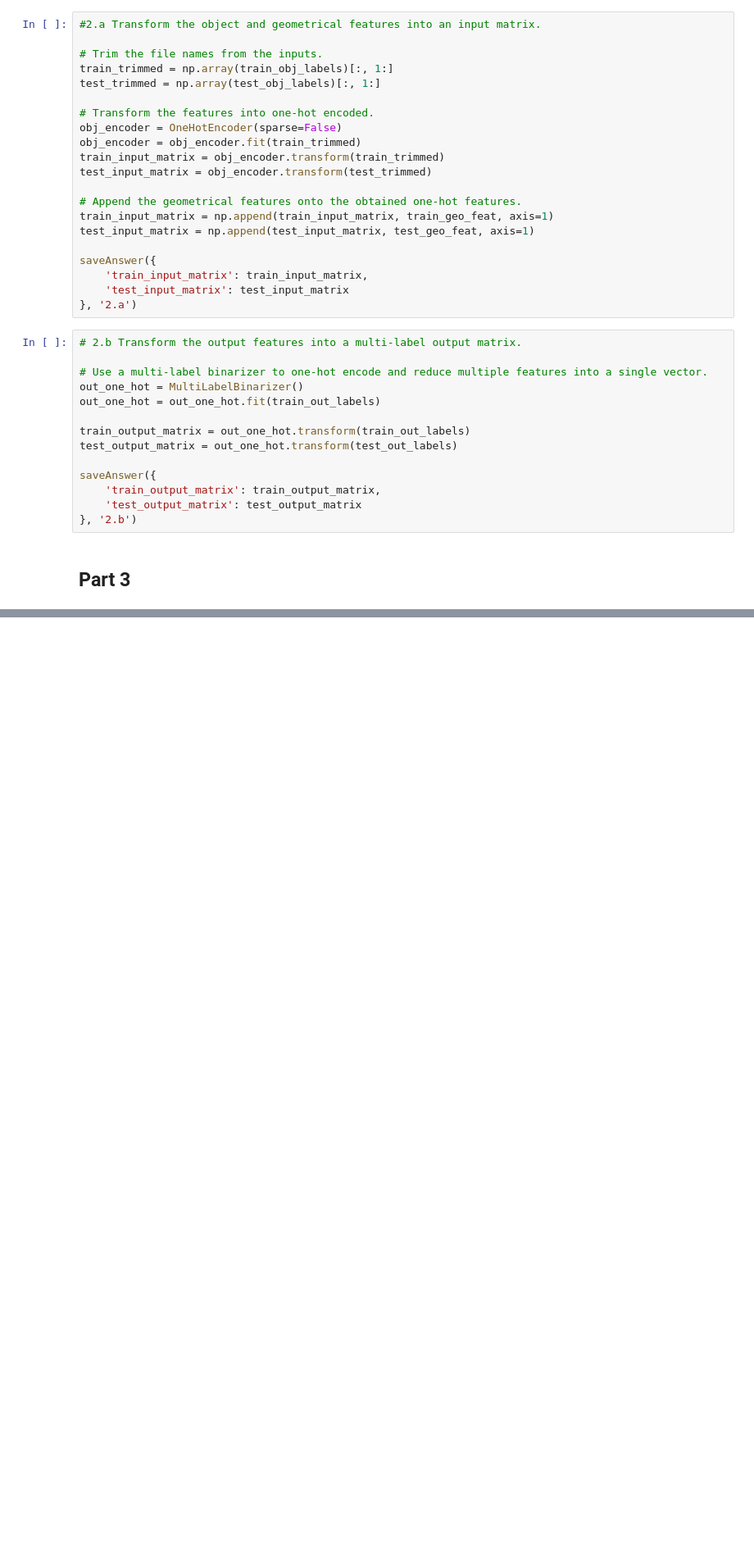
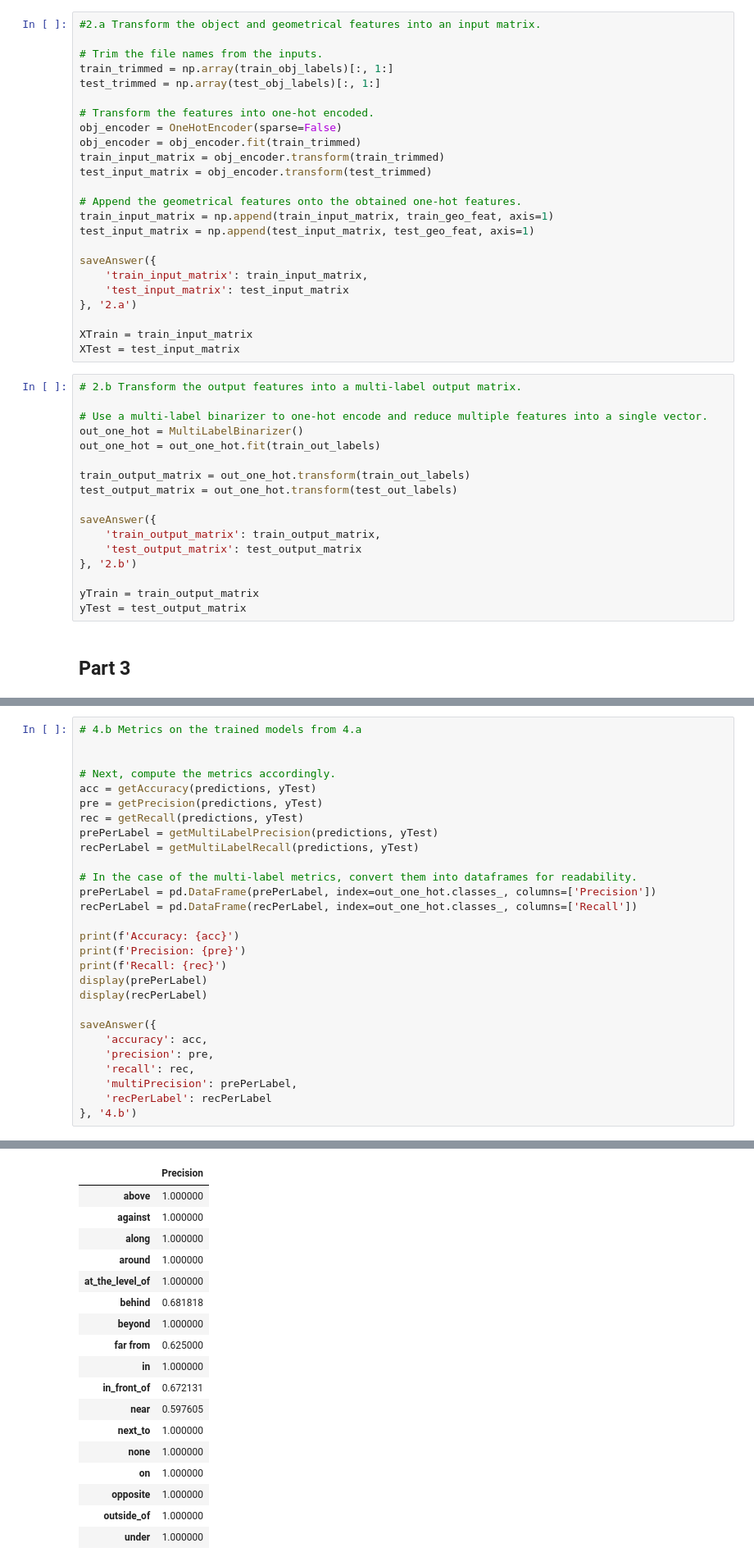
Before and after one commit to Zach128/CCE5225-assignment-2, a Jupyter notebook: CCE5225_Assignment_II_PGM_2020-21.ipynb, the cells around one changed output, grey strips where cells are left out. Shown: that part at 82% size. Cells and saved outputs as stored; diff of their text form; blank space fills up the shorter version.

Commit message:
feat: answer 4

```diff
--- a/CCE5225_Assignment_II_PGM_2020-21.ipynb
+++ b/CCE5225_Assignment_II_PGM_2020-21.ipynb
@@ -405,6 +409,9 @@ saveAnswer({
     'train_input_matrix': train_input_matrix,
     'test_input_matrix': test_input_matrix
 }, '2.a')
+
+XTrain = train_input_matrix
+XTest = test_input_matrix
 # %%
 # 2.b Transform the output features into a multi-label output matrix.
 
@@ -419,6 +426,9 @@ saveAnswer({
     'train_output_matrix': train_output_matrix,
     'test_output_matrix': test_output_matrix
 }, '2.b')
+
+yTrain = train_output_matrix
+yTest = test_output_matrix
 # %% [markdown]
 ## Part 3
 # %%
@@ -521,0 +580,29 @@ def getMultiLabelRecall(predictions, truths):
+# %%
+# 4.b Metrics on the trained models from 4.a
+
+
+# Next, compute the metrics accordingly.
+acc = getAccuracy(predictions, yTest)
+pre = getPrecision(predictions, yTest)
+rec = getRecall(predictions, yTest)
+prePerLabel = getMultiLabelPrecision(predictions, yTest)
+recPerLabel = getMultiLabelRecall(predictions, yTest)
+
+# In the case of the multi-label metrics, convert them into dataframes for readability.
+prePerLabel = pd.DataFrame(prePerLabel, index=out_one_hot.classes_, columns=['Precision'])
+recPerLabel = pd.DataFrame(recPerLabel, index=out_one_hot.classes_, columns=['Recall'])
+
+print(f'Accuracy: {acc}')
+print(f'Precision: {pre}')
+print(f'Recall: {rec}')
+display(prePerLabel)
+display(recPerLabel)
+
+saveAnswer({
+    'accuracy': acc,
+    'precision': pre,
+    'recall': rec,
+    'multiPrecision': prePerLabel,
+    'recPerLabel': recPerLabel
+}, '4.b')
+# %% [output]
@@ -521,0 +612,18 @@ def getMultiLabelRecall(predictions, truths):
+|  | Precision |
+| above | 1.000000 |
+| against | 1.000000 |
+| along | 1.000000 |
+| around | 1.000000 |
+| at_the_level_of | 1.000000 |
+| behind | 0.681818 |
+| beyond | 1.000000 |
+| far from | 0.625000 |
+| in | 1.000000 |
+| in_front_of | 0.672131 |
+| near | 0.597605 |
+| next_to | 1.000000 |
+| none | 1.000000 |
+| on | 1.000000 |
+| opposite | 1.000000 |
+| outside_of | 1.000000 |
+| under | 1.000000 |
```
Also changed, not shown: parts of 7 cells of this notebook, 2 other files.
